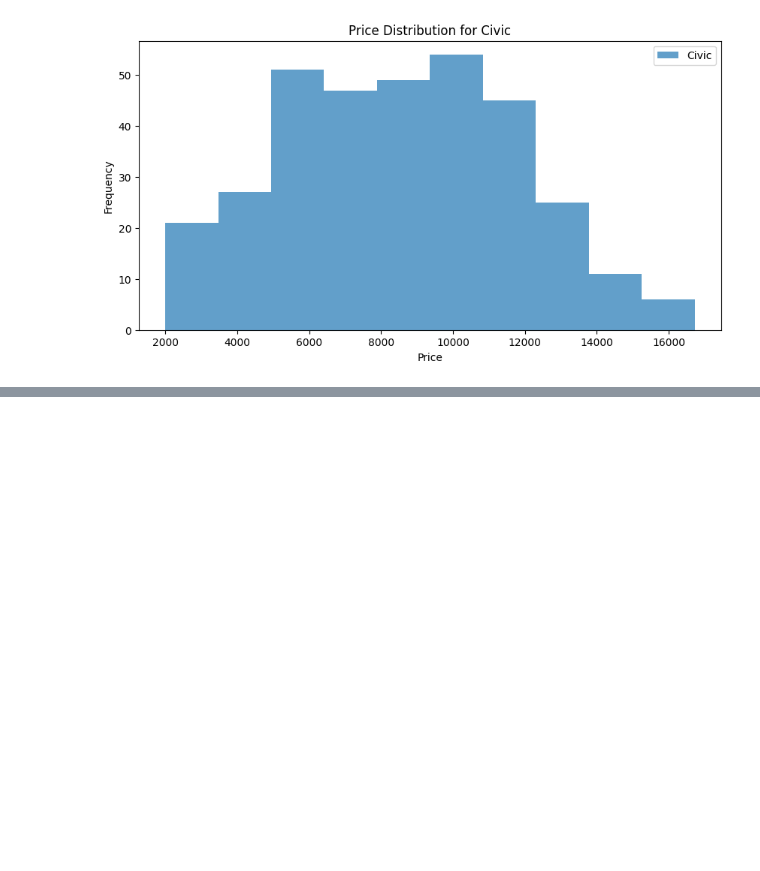
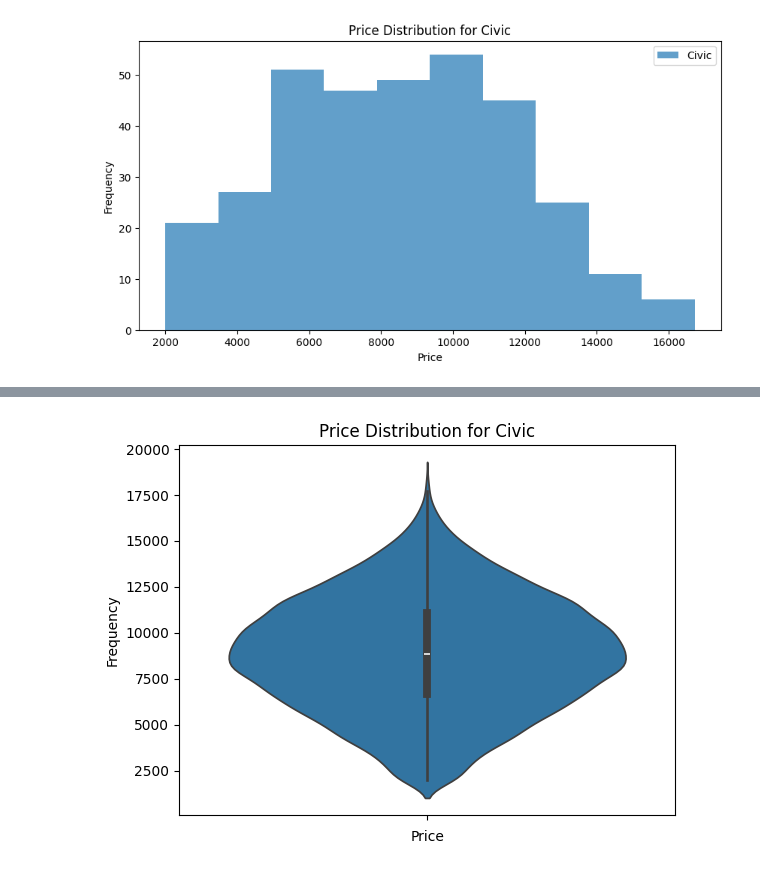
Before and after one commit to kalyankumarN-777/Data-analytics, a Jupyter notebook: exp3.ipynb, the cells around one changed output, grey strips where cells are left out. Cells and saved outputs as stored; diff of their text form; code cells hidden in the pictures; blank space fills up the shorter version.

```diff
--- a/exp3.ipynb
+++ b/exp3.ipynb
@@ -83,0 +86,8 @@ NameError: name 'a' is not defined
+# %%
+sns.violinplot(y=df['Price'])
+plt.xlabel('Price')
+plt.ylabel('Frequency')
+plt.title('Price Distribution for Civic')
+plt.show()
+# %% [output]
+[figure, added]
```
Also changed, not shown: parts of 9 cells of this notebook, 4 other files.
